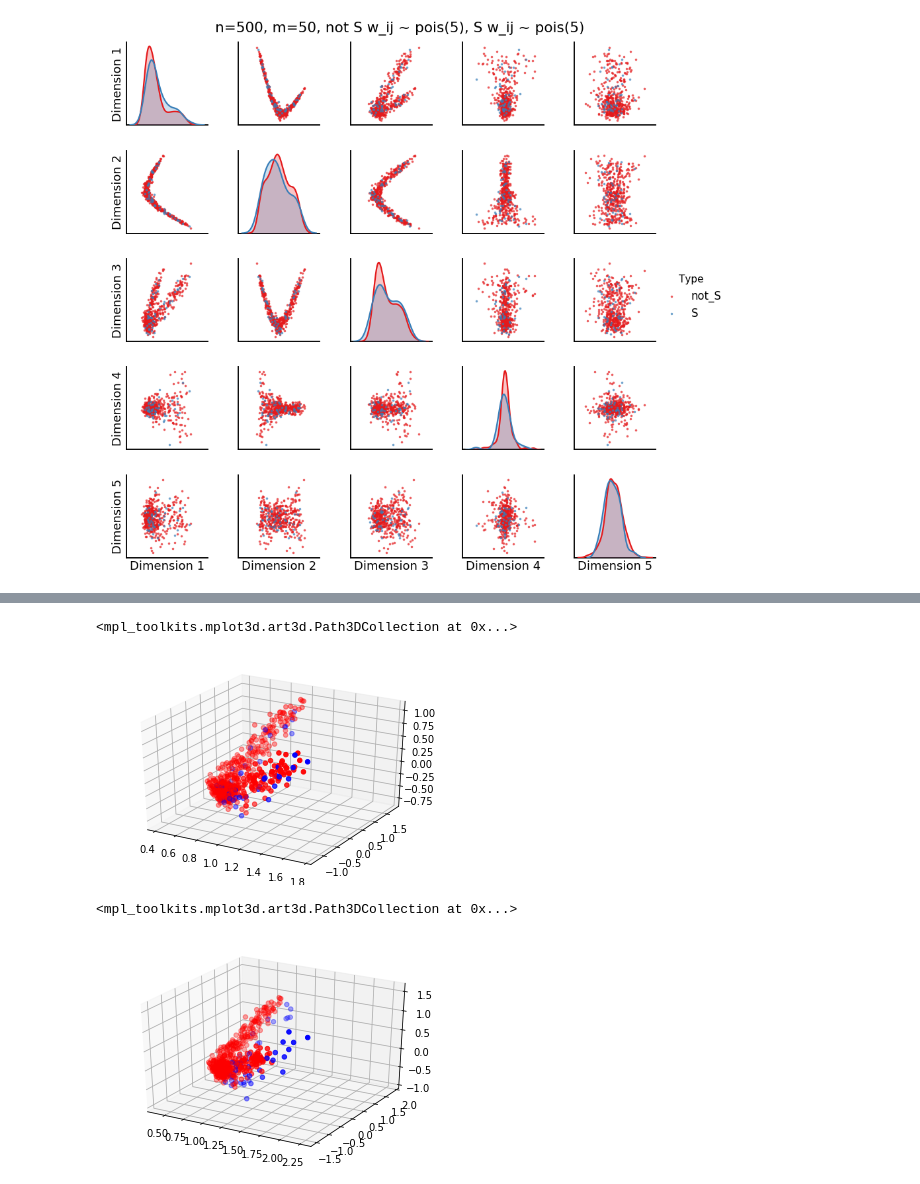
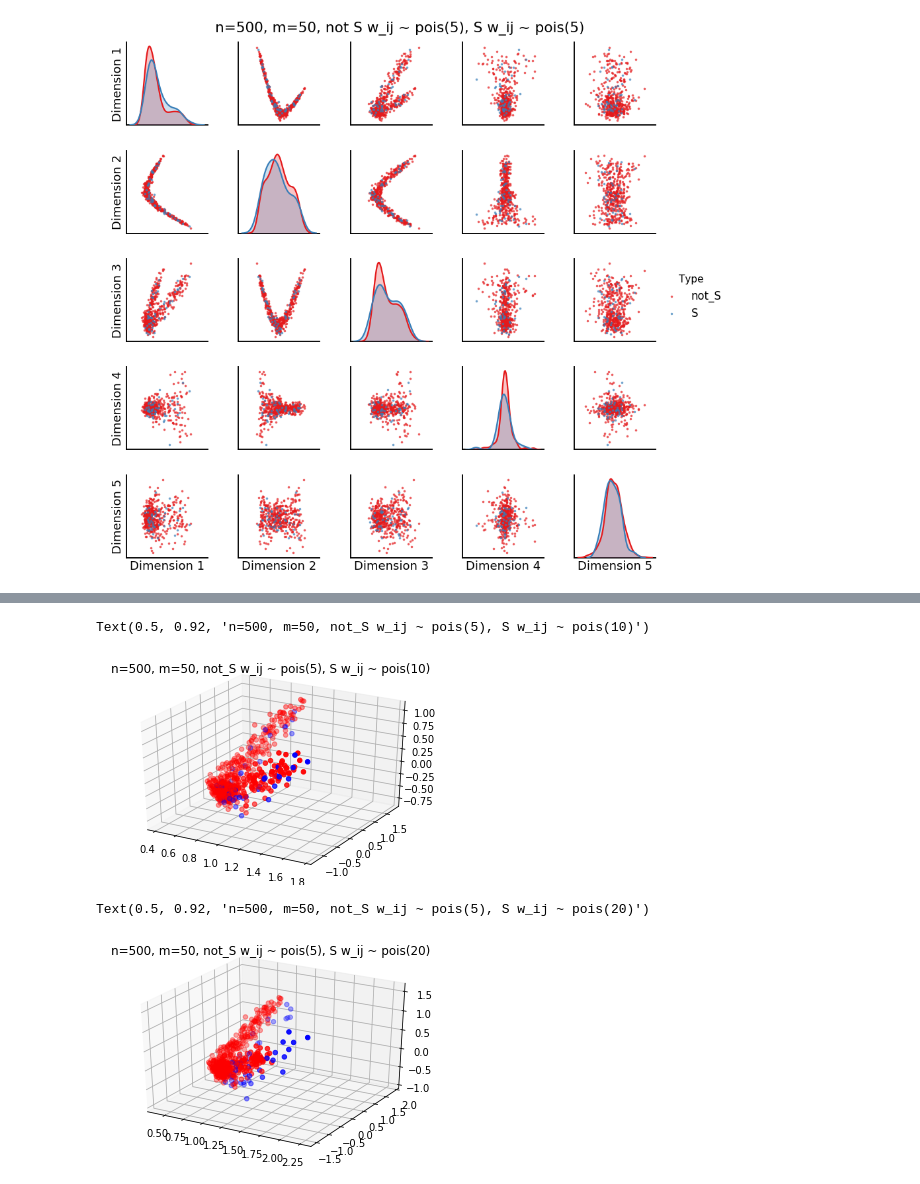
Before and after one commit to neurodata/weighted_graph_models, a Jupyter notebook: weighted Hardy Weinberg initial exploration.ipynb, the cells around one changed output, grey strips where cells are left out. Saved outputs shown, nothing was run; the diff lists cells and outputs as text; code cells hidden in the pictures.

```diff
--- a/weighted Hardy Weinberg initial exploration.ipynb
+++ b/weighted Hardy Weinberg initial exploration.ipynb
@@ -85,17 +82,19 @@ ax.scatter(X_hat5[:, 0], X_hat5[:, 1], X_hat5[:, 2], c=c_)
 # %%
 fig = plt.figure()
 ax = fig.add_subplot(111, projection='3d')
 ax.scatter(X_hat10[:, 0], X_hat10[:, 1], X_hat10[:, 2], c=c_)
+ax.set_title('n=%i, m=%i, not_S w_ij ~ pois(%i), S w_ij ~ pois(%i)'%(n, m, 5, 10))
 # %% [output]
-<mpl_toolkits.mplot3d.art3d.Path3DCollection at 0x...>
+Text(0.5, 0.92, 'n=500, m=50, not_S w_ij ~ pois(5), S w_ij ~ pois(10)')
-[figure, old version]
+[figure, new version]
 # %%
 fig = plt.figure()
 ax = fig.add_subplot(111, projection='3d')
 ax.scatter(X_hat20[:, 0], X_hat20[:, 1], X_hat20[:, 2], c=c_)
+ax.set_title('n=%i, m=%i, not_S w_ij ~ pois(%i), S w_ij ~ pois(%i)'%(n, m, 5, 20))
 # %% [output]
-<mpl_toolkits.mplot3d.art3d.Path3DCollection at 0x...>
+Text(0.5, 0.92, 'n=500, m=50, not_S w_ij ~ pois(5), S w_ij ~ pois(20)')
-[figure, old version]
+[figure, new version]
 # %%
 %matplotlib inline
 fig = plt.figure()
```
Also changed, not shown: parts of 9 cells of this notebook.
